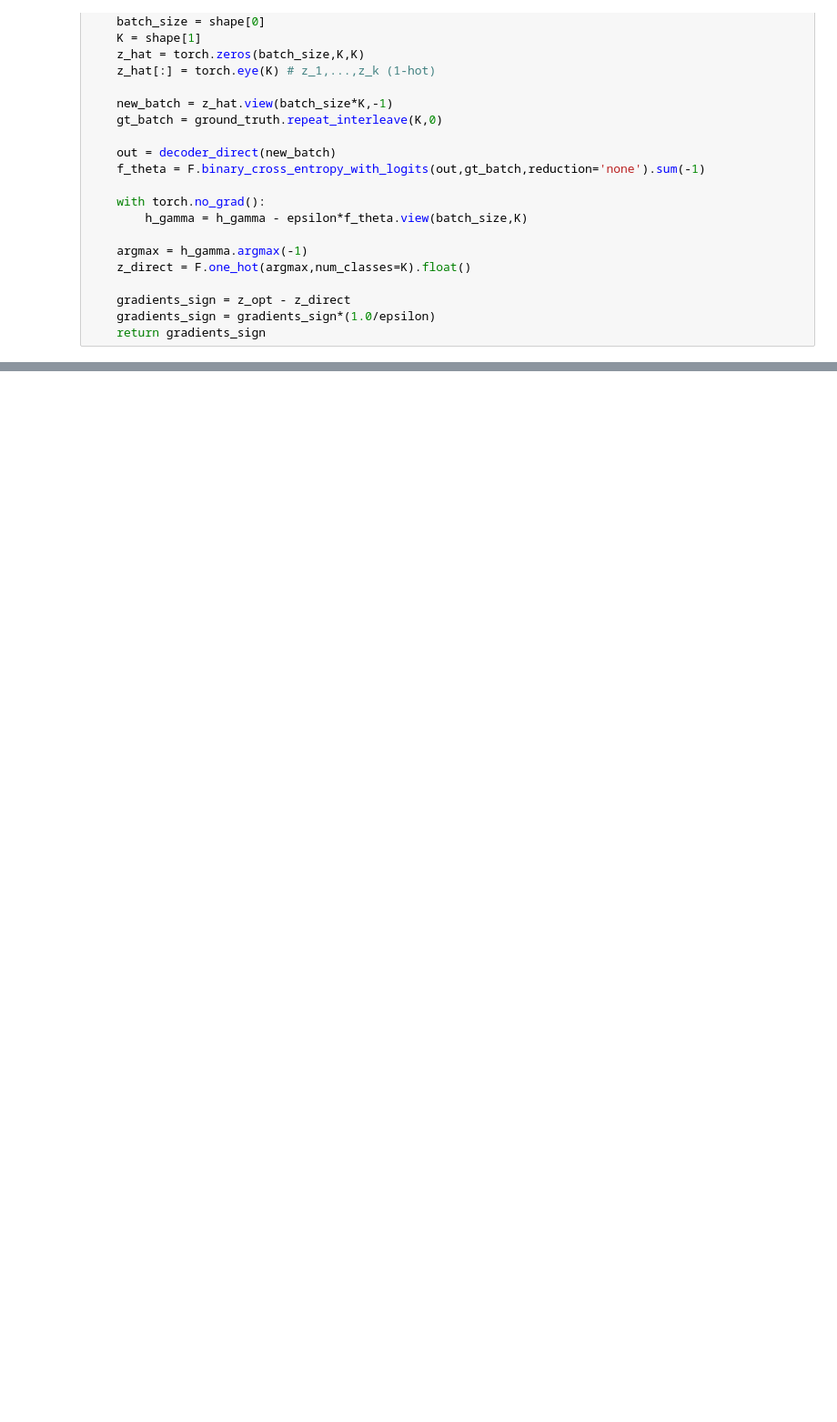
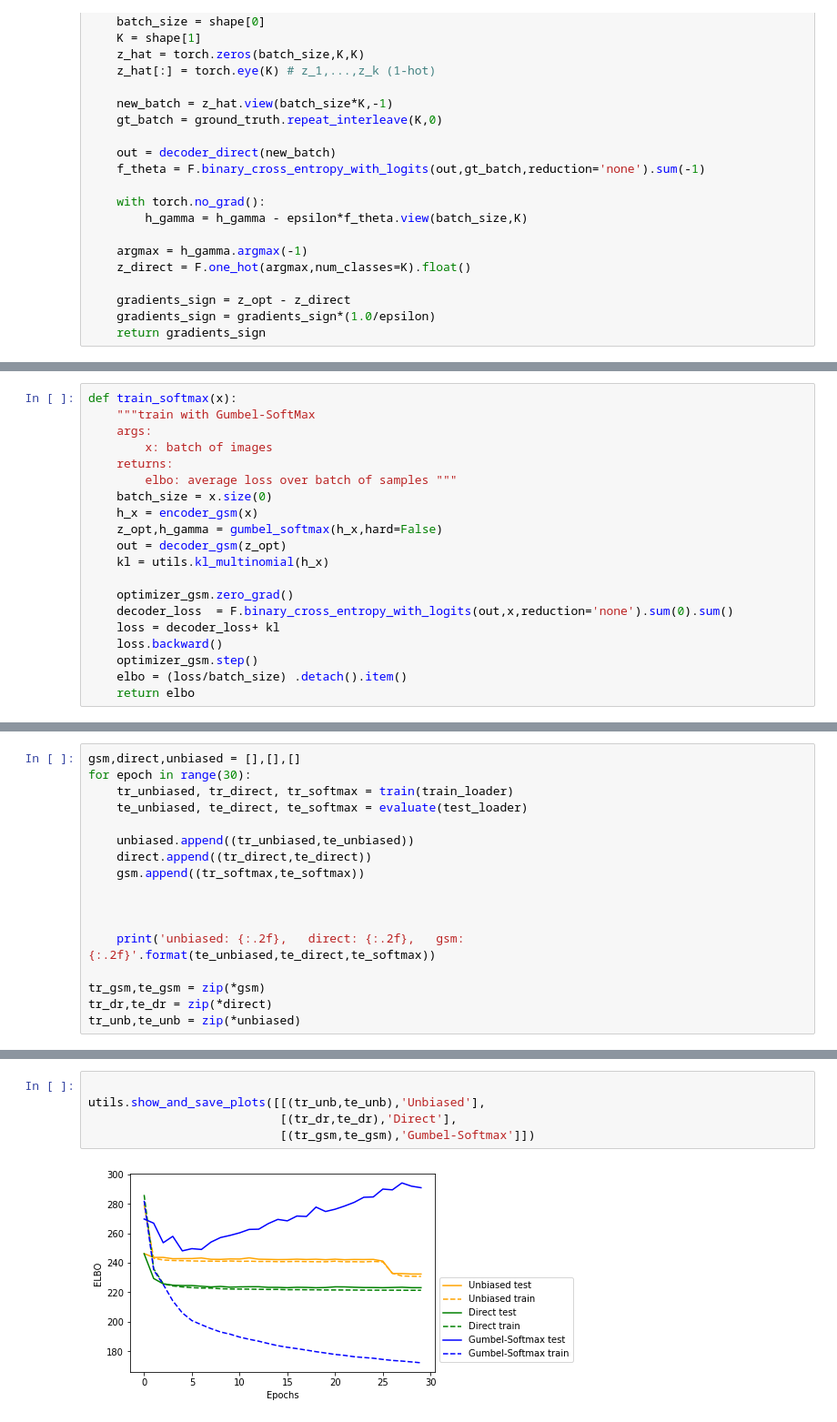
Before and after one commit to GuyLor/Direct-VAE, a Jupyter notebook: docs/Blog.ipynb, the cells around one changed output, grey strips where cells are left out. Shown: that part at 91% size. Cells and saved outputs as stored; diff of their text form; blank space fills up the shorter version.

```diff
--- a/docs/Blog.ipynb
+++ b/docs/Blog.ipynb
@@ -748,0 +375,20 @@ unstructure: 256.36, structure: 252.89
+# %%
+def train_softmax(x):
+    """train with Gumbel-SoftMax
+    args:
+        x: batch of images
+    returns:
+        elbo: average loss over batch of samples """
+    batch_size = x.size(0)
+    h_x = encoder_gsm(x)
+    z_opt,h_gamma = gumbel_softmax(h_x,hard=False)
+    out = decoder_gsm(z_opt)
+    kl = utils.kl_multinomial(h_x)
+
+    optimizer_gsm.zero_grad()
+    decoder_loss  = F.binary_cross_entropy_with_logits(out,x,reduction='none').sum(0).sum()
+    loss = decoder_loss+ kl
+    loss.backward()
+    optimizer_gsm.step()
+    elbo = (loss/batch_size) .detach().item()
+    return elbo
@@ -748,0 +465,17 @@ unstructure: 256.36, structure: 252.89
+# %%
+gsm,direct,unbiased = [],[],[]
+for epoch in range(30):
+    tr_unbiased, tr_direct, tr_softmax = train(train_loader)
+    te_unbiased, te_direct, te_softmax = evaluate(test_loader)
+
+    unbiased.append((tr_unbiased,te_unbiased))
+    direct.append((tr_direct,te_direct))
+    gsm.append((tr_softmax,te_softmax))
+
+
+
+    print('unbiased: {:.2f},   direct: {:.2f},   gsm:  {:.2f}'.format(te_unbiased,te_direct,te_softmax))
+
+tr_gsm,te_gsm = zip(*gsm)
+tr_dr,te_dr = zip(*direct)
+tr_unb,te_unb = zip(*unbiased)
@@ -748,0 +500,7 @@ unstructure: 256.36, structure: 252.89
+# %%
+
+utils.show_and_save_plots([[(tr_unb,te_unb),'Unbiased'],
+                           [(tr_dr,te_dr),'Direct'],
+                           [(tr_gsm,te_gsm),'Gumbel-Softmax']])
+# %% [output]
+[figure, added]
```
Also changed, not shown: parts of 60 cells of this notebook, 14 other files.
